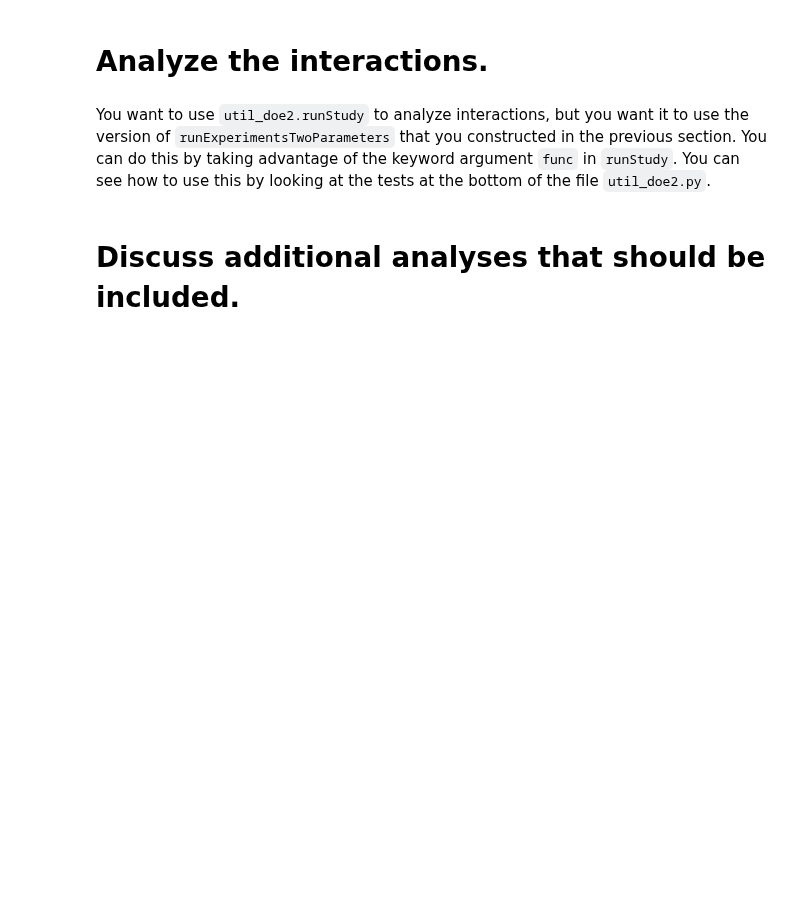
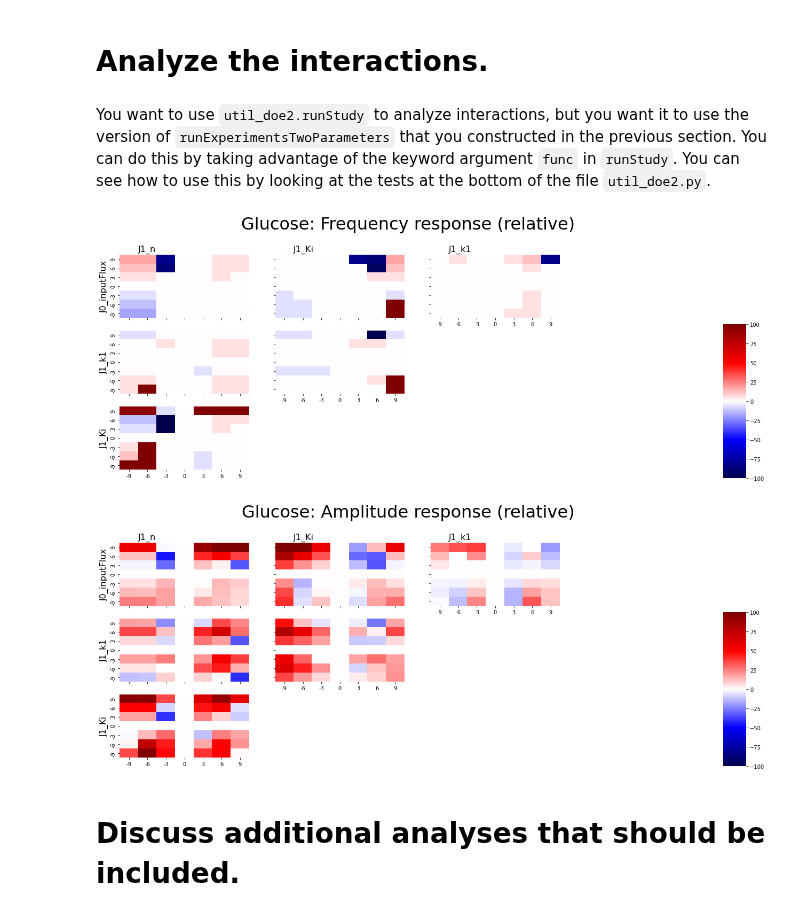
Before and after one commit to ModelEngineering/advancing-biomedical-models, a Jupyter notebook: homework/Homework1-Solutions.ipynb, the cells around one changed output. Cells and saved outputs as stored; diff of their text form; code cells hidden in the pictures; blank space fills up the shorter version.

```diff
--- a/homework/Homework1-Solutions.ipynb
+++ b/homework/Homework1-Solutions.ipynb
@@ -196,5 +196,15 @@ for df in [fDF, aDF]:
 # %% [markdown]
 You want to use ``util_doe2.runStudy`` to analyze interactions, but you want it to use the version of ``runExperimentsTwoParameters`` that you constructed in the previous section.
 You can do this by taking advantage of the keyword argument ``func`` in ``runStudy``. You can see how to use this by looking at the tests at the bottom of the file ``util_doe2.py``.
+# %%
+# Analysis for frequency with relative (precentage) responses
+percents = 3*(np.array(range(7)) - 3)
+for molecule in wm.WOLF_MOL:
+    for isFrequency in [True, False]:
+        util_doe2.runStudyTFC(molecule, wm.WOLF_PRMS[0:5], percents, isRelative=True, isFrequency=isFrequency,
+                    func=runExperimentsTwoParametersInteractionResponse)
+# %% [output]
+[figure, added]
+[figure, added]
 # %% [markdown]
 # Discuss additional analyses that should be included.
```
